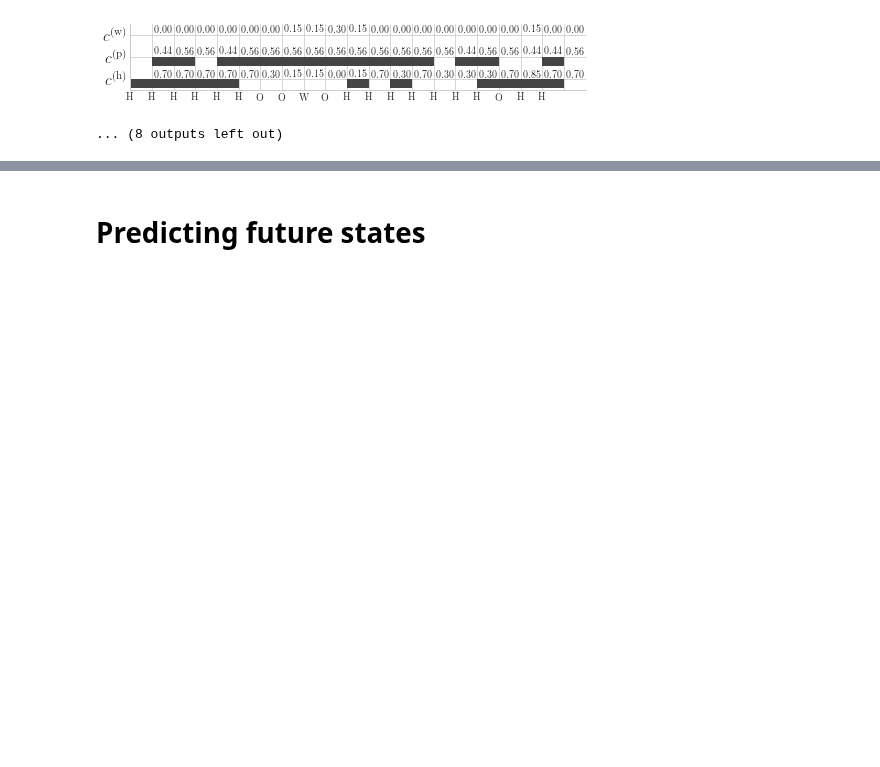
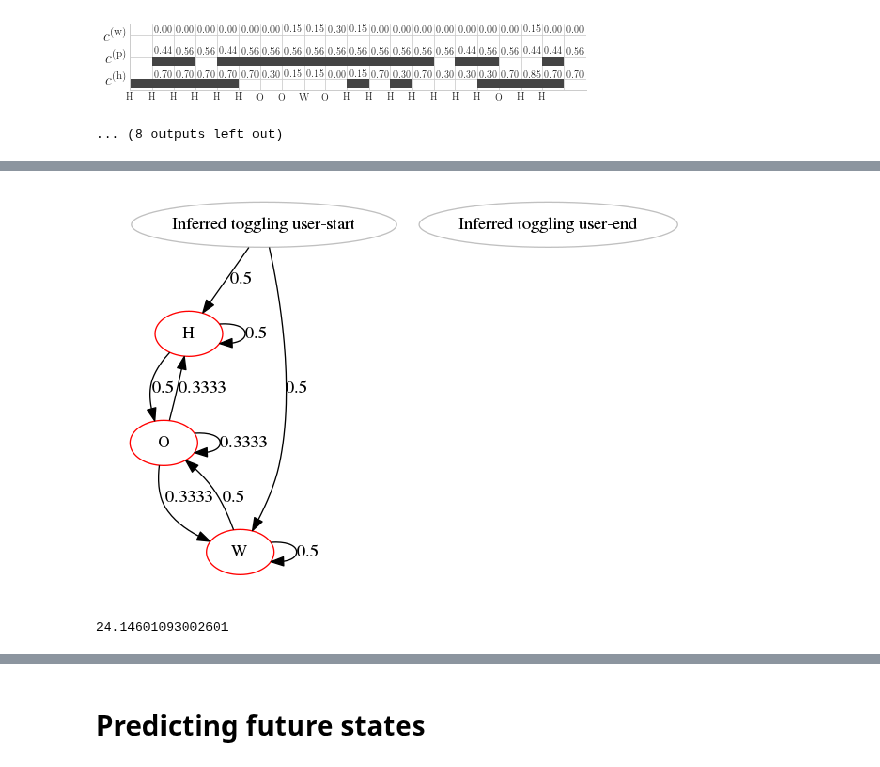
Before and after one commit to dbosk/spores, a Jupyter notebook: python/notebooks/hmm.ipynb, the cells around one changed output, grey strips where cells are left out. Drawn from its saved outputs; the diff is of its cells as text; code cells hidden in the pictures; blank space fills up the shorter version.

Commit message:
work in progress model v2

```diff
--- a/python/notebooks/hmm.ipynb
+++ b/python/notebooks/hmm.ipynb
@@ -338,0 +365,4 @@ for i in range(10):
+# %%
+SIZE=100
+sample=model.sample(length=100)
+print(sample)
@@ -338,0 +371,26 @@ for i in range(10):
+# %%
+# Creation of default model
+# Probabilities of emission are uniform
+observations=list(np.unique(sample))
+uniform_dist={k:1/len(observations) for k in observations}
+print(uniform_dist)
+
+at_home_state=State(DiscreteDistribution(uniform_dist), name="H")
+in_transit_state=State(DiscreteDistribution(uniform_dist), name="O")
+at_work_state=State(DiscreteDistribution(uniform_dist), name="W")
+states=['H', 'O', 'W']
+
+inferred_model=HiddenMarkovModel(name="Inferred toggling user")
+inferred_model.add_states([at_home_state, in_transit_state, at_work_state])
+inferred_model.add_transition(inferred_model.start, at_home_state, 1/3)
+inferred_model.add_transition(inferred_model.start, at_work_state, 1/3)
+inferred_model.add_transition(inferred_model.start, at_work_state, 1/3)
+inferred_model.add_transition(at_home_state, at_home_state, 1/2)
+inferred_model.add_transition(at_home_state, in_transit_state, 1/2)
+inferred_model.add_transition(in_transit_state, in_transit_state, 1/3)
+inferred_model.add_transition(in_transit_state, at_home_state, 1/3)
+inferred_model.add_transition(in_transit_state, at_work_state, 1/3)
+inferred_model.add_transition(at_work_state, at_work_state, 1/2)
+inferred_model.add_transition(at_work_state, in_transit_state, 1/2)
+inferred_model.bake()
+inferred_model
@@ -338,0 +416,9 @@ for i in range(10):
+# %%
+fig, ax=plt.subplots(figsize=(10,10))
+inferred_model.plot(ax=ax)
+# %% [output]
+[figure, added]
+# %%
+inferred_model.fit([sample])
+# %% [output]
+24.14601093002601
```
Also changed, not shown: parts of 10 cells of this notebook, 1 other file.
